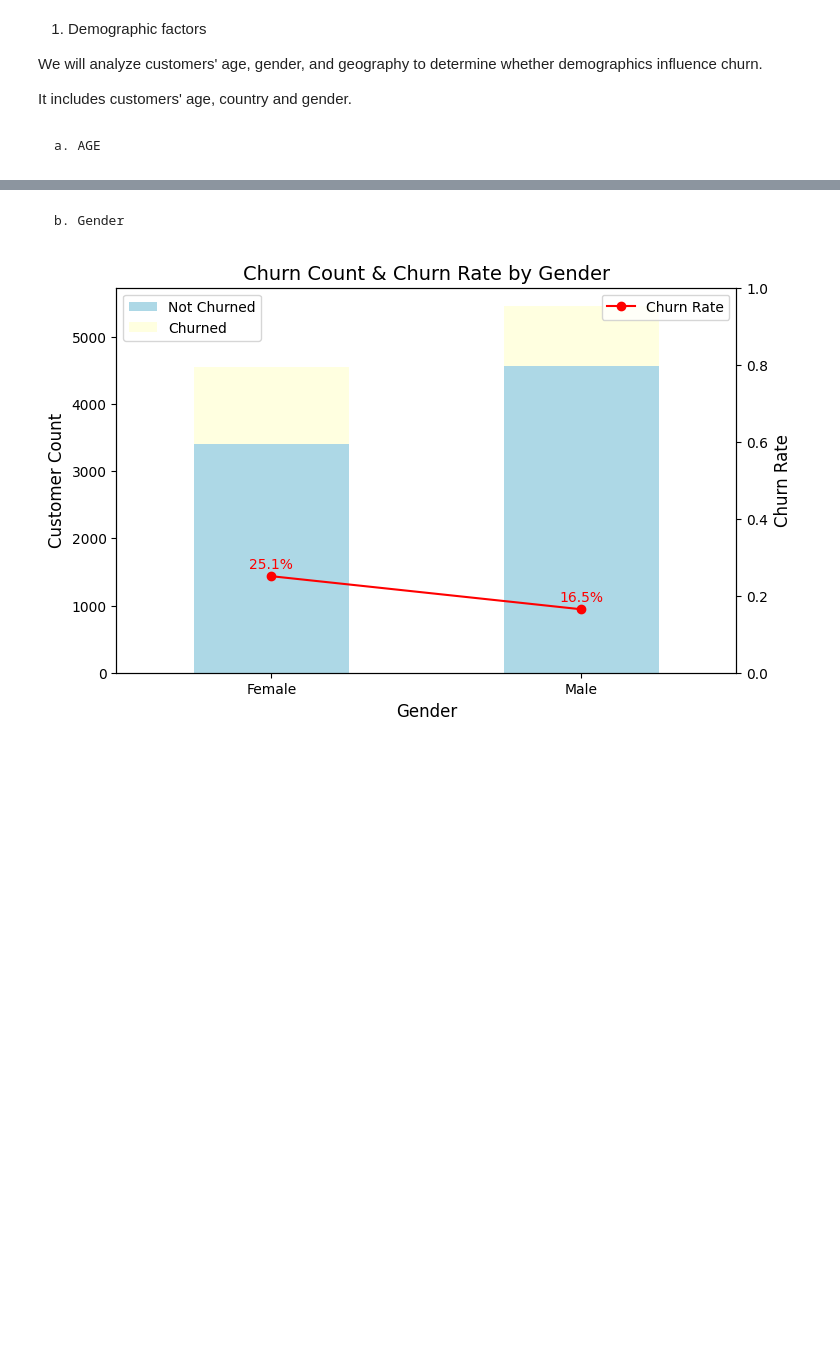
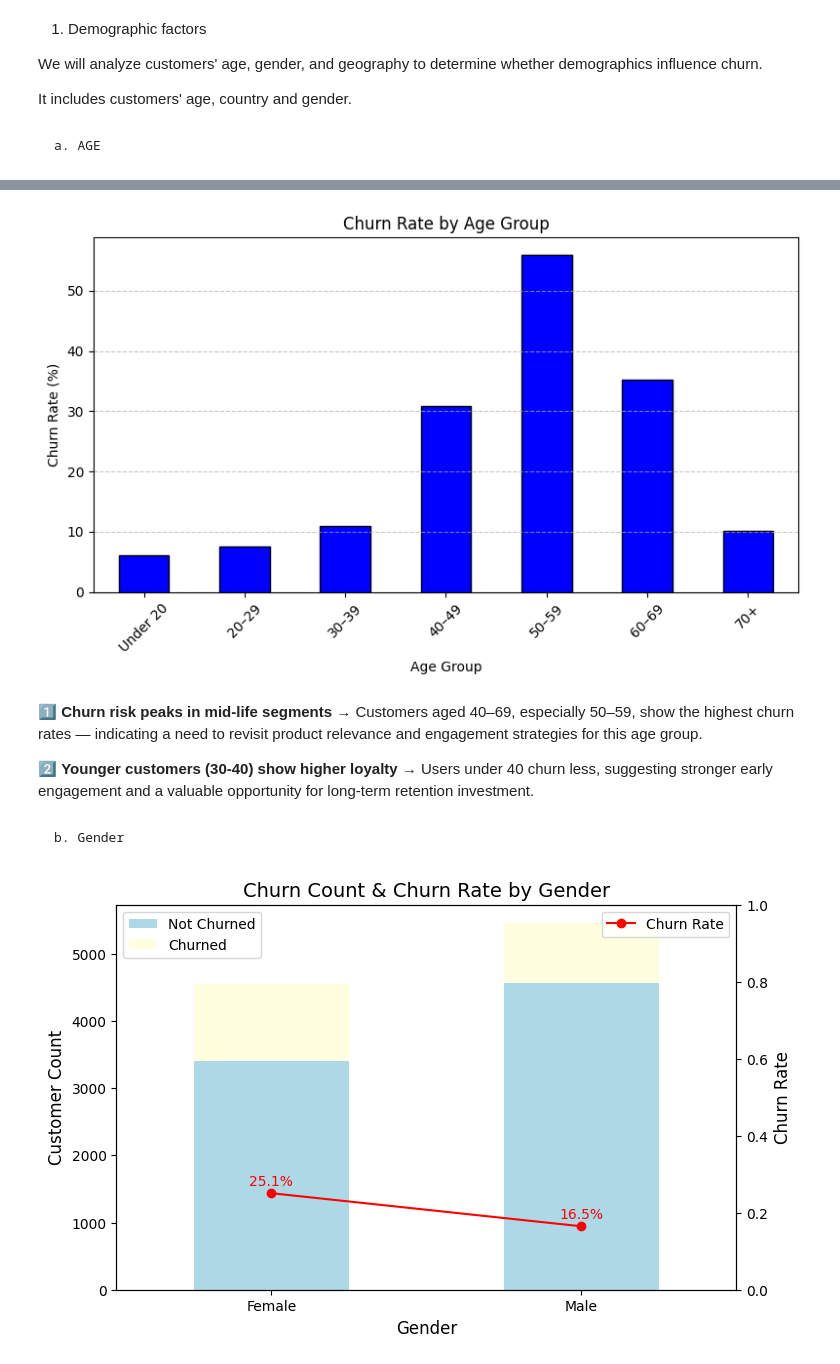
Before and after one commit to uyenvy022/churncustomer, a Jupyter notebook: Bank_Customer_Churn_Analysis.ipynb, the cells around one changed output, grey strips where cells are left out. Cells and saved outputs as stored; diff of their text form; code cells hidden in the pictures; blank space fills up the shorter version.

```diff
--- a/Bank_Customer_Churn_Analysis.ipynb
+++ b/Bank_Customer_Churn_Analysis.ipynb
@@ -129,3 +120,27 @@ Passing `palette` without assigning `hue` is deprecated and will be removed in v
+# %%
+bins = [0, 19, 29, 39, 49, 59, 69, 90]
+labels = ['Under 20', '20–29', '30–39', '40–49', '50–59', '60–69', '70+']
+df['age_group'] = pd.cut(df['Age'], bins=bins, labels=labels, right=True)
+
+churn_rate = df.groupby('age_group')['Exited'].mean() * 100
+
+plt.figure(figsize=(8, 5))
+churn_rate.plot(kind='bar', color='blue', edgecolor='black')
+
+plt.title('Churn Rate by Age Group')
+plt.xlabel('Age Group')
+plt.ylabel('Churn Rate (%)')
+plt.xticks(rotation=45)
+plt.grid(axis='y', linestyle='--', alpha=0.7)
+
+plt.tight_layout()
+plt.show()
+# %% [output]
+[figure, added]
+# %% [markdown]
+1️⃣ **Churn risk peaks in mid-life segments** → Customers aged 40–69, especially 50–59, show the highest churn rates — indicating a need to revisit product relevance and engagement strategies for this age group.
+
+2️⃣ **Younger customers (30-40) show higher loyalty** → Users under 40 churn less, suggesting stronger early engagement and a valuable opportunity for long-term retention investment.
 # %% [markdown]
     b. Gender
 # %%
```
Also changed, not shown: parts of 13 cells of this notebook.
